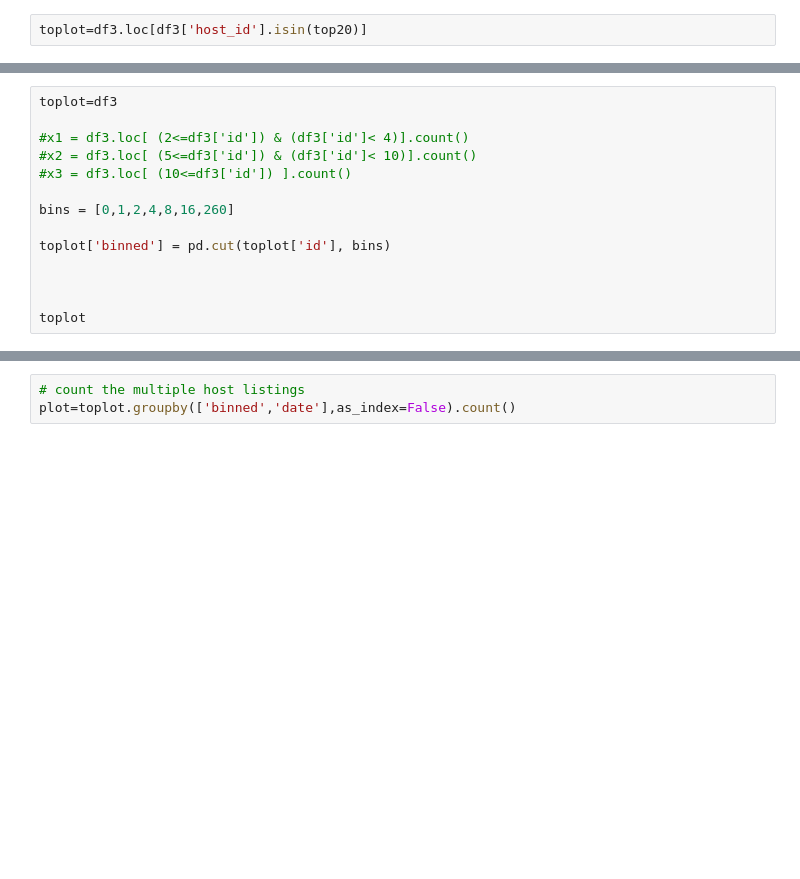
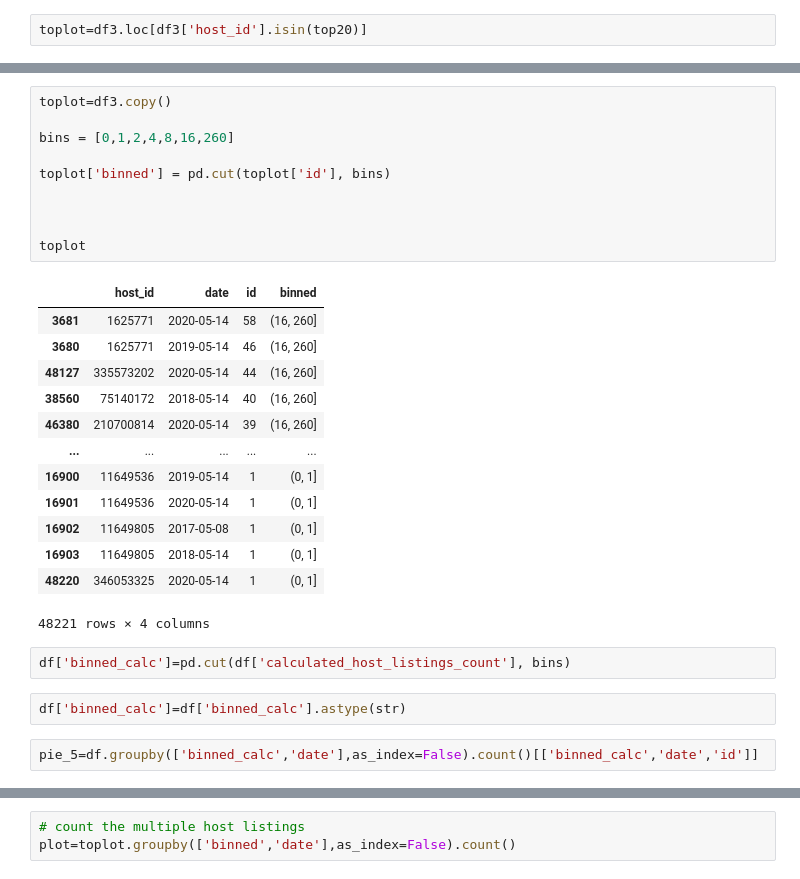
Before and after one commit to joao-dias-25/Airbnb-Dynamics-Berlin, a Jupyter notebook: agg_ploting.ipynb, the cells around one changed output, grey strips where cells are left out. Saved outputs shown, nothing was run; the diff lists cells and outputs as text; blank space fills up the shorter version.

```diff
--- a/agg_ploting.ipynb
+++ b/agg_ploting.ipynb
@@ -56,14 +131,30 @@ sns.lineplot(data=toplot, x="date", y="id", hue='host_id', markers=True, dashes=
 # %%
-toplot=df3
-
-#x1 = df3.loc[ (2<=df3['id']) & (df3['id']< 4)].count()
-#x2 = df3.loc[ (5<=df3['id']) & (df3['id']< 10)].count()
-#x3 = df3.loc[ (10<=df3['id']) ].count()
+toplot=df3.copy()
 
 bins = [0,1,2,4,8,16,260]
 
 toplot['binned'] = pd.cut(toplot['id'], bins)
 
 
 
 toplot
+# %% [output]
+|  | host_id | date | id | binned |
+| 3681 | 1625771 | 2020-05-14 | 58 | (16, 260] |
+| 3680 | 1625771 | 2019-05-14 | 46 | (16, 260] |
+| 48127 | 335573202 | 2020-05-14 | 44 | (16, 260] |
+| 38560 | 75140172 | 2018-05-14 | 40 | (16, 260] |
+| 46380 | 210700814 | 2020-05-14 | 39 | (16, 260] |
+| ... | ... | ... | ... | ... |
+| 16900 | 11649536 | 2019-05-14 | 1 | (0, 1] |
+| 16901 | 11649536 | 2020-05-14 | 1 | (0, 1] |
+| 16902 | 11649805 | 2017-05-08 | 1 | (0, 1] |
+| 16903 | 11649805 | 2018-05-14 | 1 | (0, 1] |
+| 48220 | 346053325 | 2020-05-14 | 1 | (0, 1] |
+48221 rows × 4 columns
+# %%
+df['binned_calc']=pd.cut(df['calculated_host_listings_count'], bins)
+# %%
+df['binned_calc']=df['binned_calc'].astype(str)
+# %%
+pie_5=df.groupby(['binned_calc','date'],as_index=False).count()[['binned_calc','date','id']]
```
Also changed, not shown: parts of 17 cells of this notebook, 19 other files.
